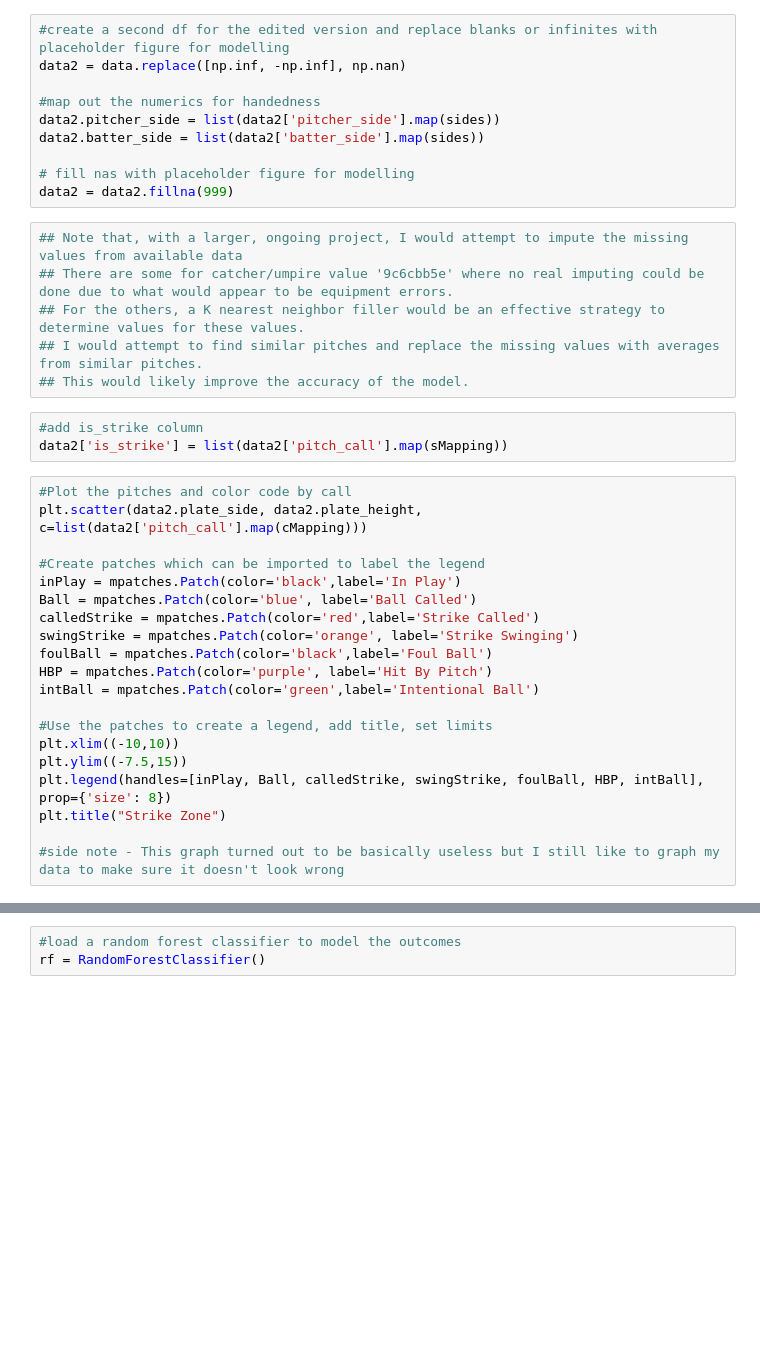
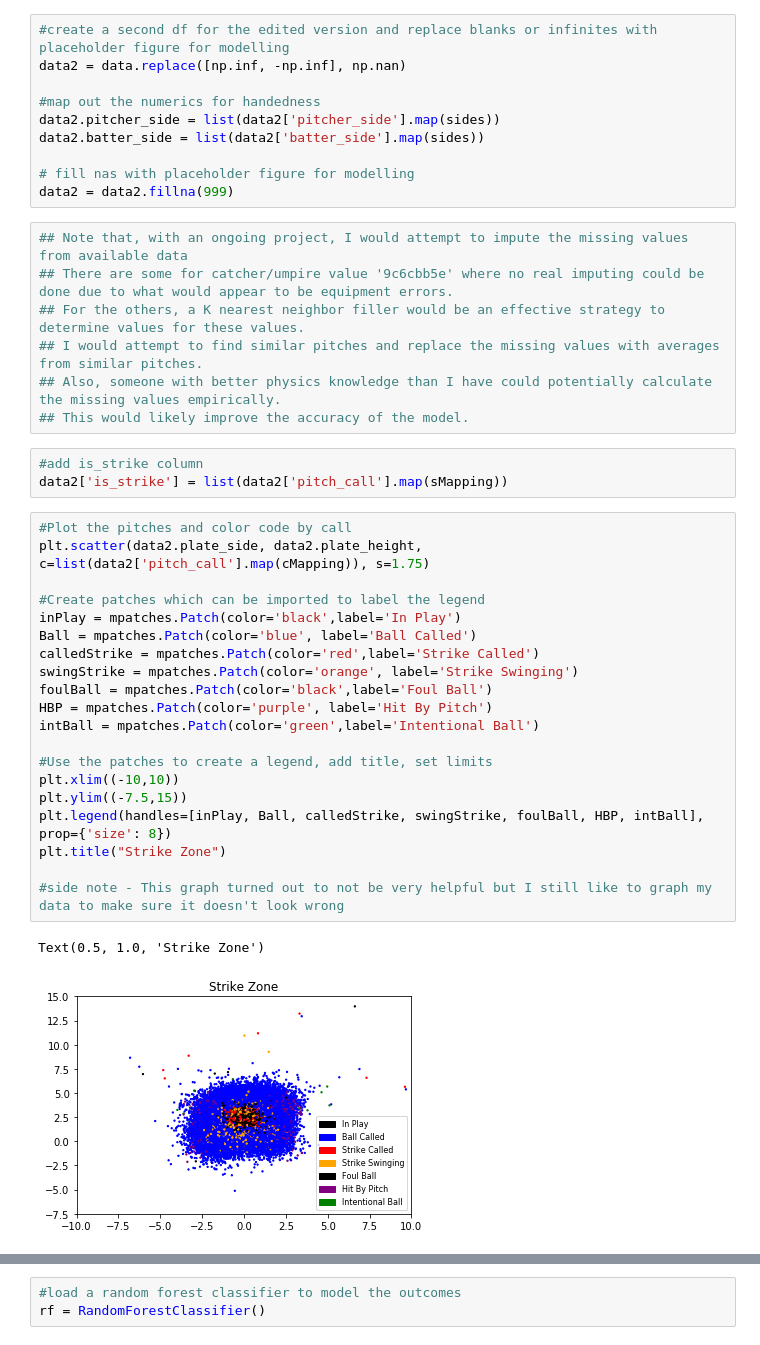
Before and after one commit to TrevorCap/Mariners, a Jupyter notebook: Strike Prediction.ipynb, the cells around one changed output, grey strips where cells are left out. Cells and saved outputs as stored; diff of their text form; blank space fills up the shorter version.

```diff
--- a/Strike Prediction.ipynb
+++ b/Strike Prediction.ipynb
@@ -31,34 +28,38 @@ data2.batter_side = list(data2['batter_side'].map(sides))
 # fill nas with placeholder figure for modelling
 data2 = data2.fillna(999)
 # %%
-## Note that, with a larger, ongoing project, I would attempt to impute the missing values from available data
+## Note that, with an ongoing project, I would attempt to impute the missing values from available data
 ## There are some for catcher/umpire value '9c6cbb5e' where no real imputing could be done due to what would appear to be equipment errors.
 ## For the others, a K nearest neighbor filler would be an effective strategy to determine values for these values.
 ## I would attempt to find similar pitches and replace the missing values with averages from similar pitches.
+## Also, someone with better physics knowledge than I have could potentially calculate the missing values empirically.
 ## This would likely improve the accuracy of the model.
 # %%
 #add is_strike column
 data2['is_strike'] = list(data2['pitch_call'].map(sMapping))
 # %%
 #Plot the pitches and color code by call
-plt.scatter(data2.plate_side, data2.plate_height, c=list(data2['pitch_call'].map(cMapping)))
+plt.scatter(data2.plate_side, data2.plate_height, c=list(data2['pitch_call'].map(cMapping)), s=1.75)
 
 #Create patches which can be imported to label the legend
 inPlay = mpatches.Patch(color='black',label='In Play')
 Ball = mpatches.Patch(color='blue', label='Ball Called')
 calledStrike = mpatches.Patch(color='red',label='Strike Called')
 swingStrike = mpatches.Patch(color='orange', label='Strike Swinging')
 foulBall = mpatches.Patch(color='black',label='Foul Ball')
 HBP = mpatches.Patch(color='purple', label='Hit By Pitch')
 intBall = mpatches.Patch(color='green',label='Intentional Ball')
 
 #Use the patches to create a legend, add title, set limits
 plt.xlim((-10,10))
 plt.ylim((-7.5,15))
 plt.legend(handles=[inPlay, Ball, calledStrike, swingStrike, foulBall, HBP, intBall], prop={'size': 8})
 plt.title("Strike Zone")
 
-#side note - This graph turned out to be basically useless but I still like to graph my data to make sure it doesn't look wrong
+#side note - This graph turned out to not be very helpful but I still like to graph my data to make sure it doesn't look wrong
+# %% [output]
+Text(0.5, 1.0, 'Strike Zone')
+[figure, added]
 # %%
 #put all of the potentially relevant data points into a test and train series
 X = data2[['pitcher_side', 'batter_side', 'outs', 'balls', 'strikes',
```
Also changed, not shown: parts of 10 cells of this notebook, 9 other files.
